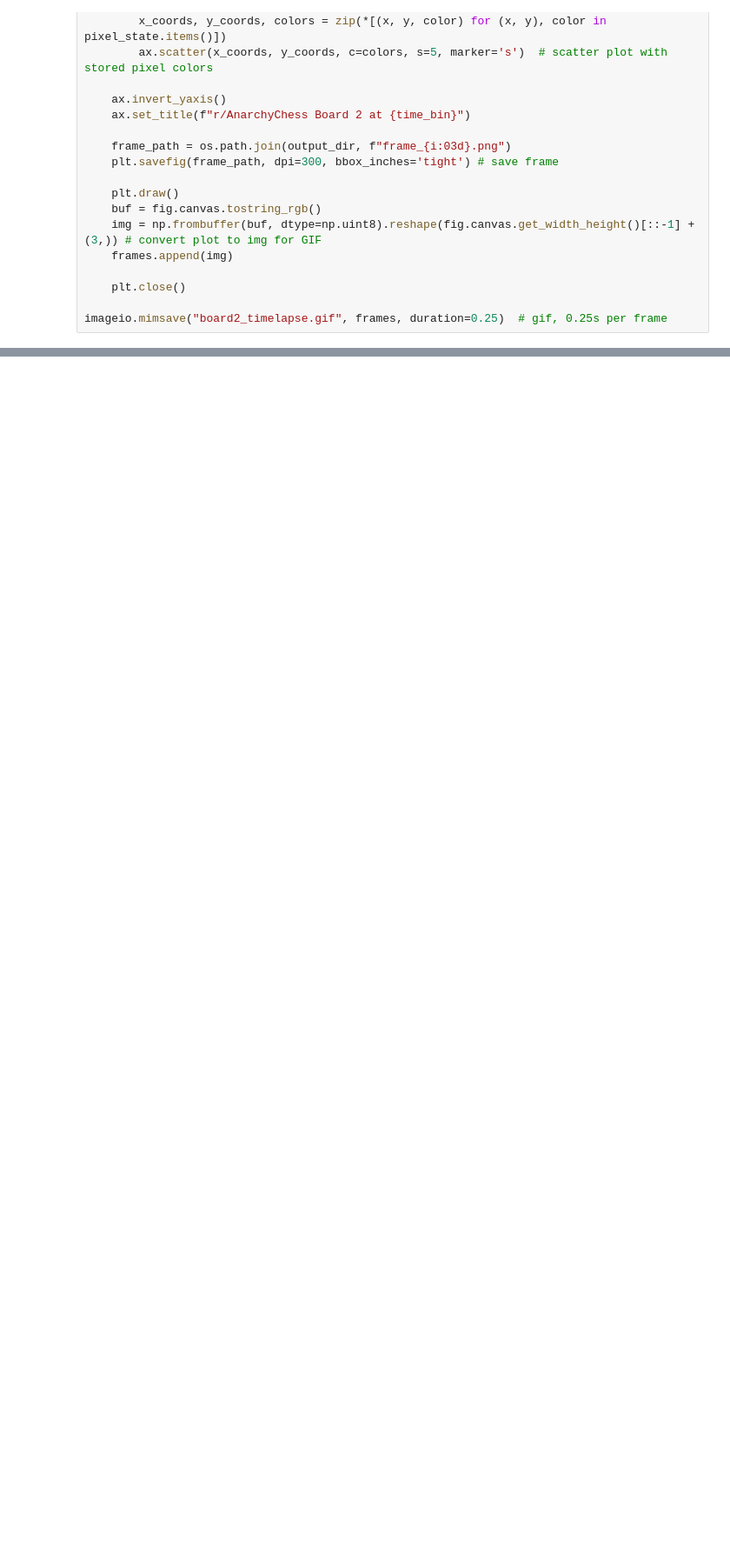
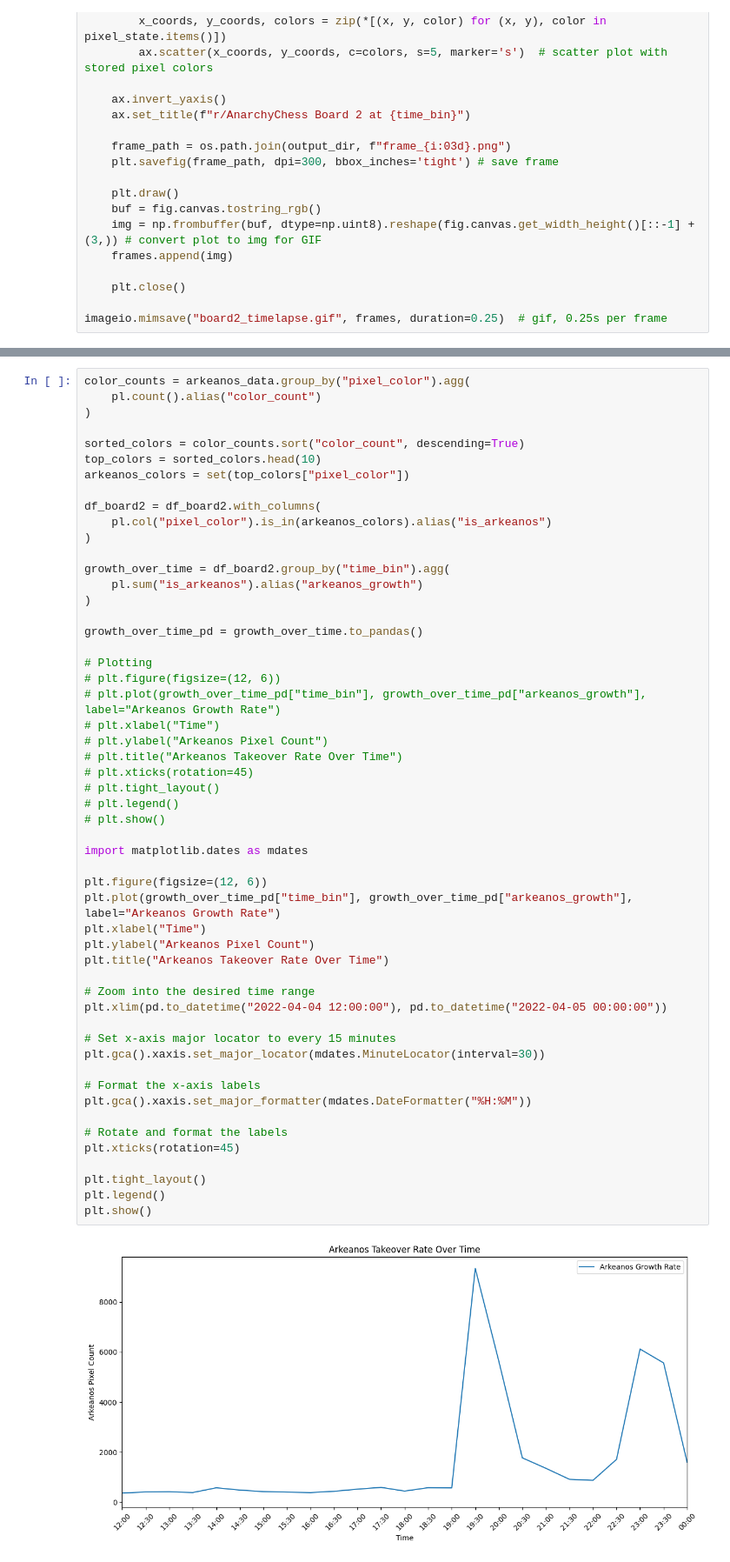
Before and after one commit to bchan42/csc369-analysis, a Jupyter notebook: week5/week_5.ipynb, the cells around one changed output, grey strips where cells are left out. Shown at 87% size. Saved outputs shown, nothing was run; the diff lists cells and outputs as text; blank space fills up the shorter version.

```diff
--- a/week5/week_5.ipynb
+++ b/week5/week_5.ipynb
@@ -226,0 +434,55 @@ imageio.mimsave("board2_timelapse.gif", frames, duration=0.25)  # gif, 0.25s per
+# %%
+color_counts = arkeanos_data.group_by("pixel_color").agg(
+    pl.count().alias("color_count")
+)
+
+sorted_colors = color_counts.sort("color_count", descending=True)
+top_colors = sorted_colors.head(10)
+arkeanos_colors = set(top_colors["pixel_color"])
+
+df_board2 = df_board2.with_columns(
+    pl.col("pixel_color").is_in(arkeanos_colors).alias("is_arkeanos")
+)
+
+growth_over_time = df_board2.group_by("time_bin").agg(
+    pl.sum("is_arkeanos").alias("arkeanos_growth")
+)
+
+growth_over_time_pd = growth_over_time.to_pandas()
+
+# Plotting
+# plt.figure(figsize=(12, 6))
+# plt.plot(growth_over_time_pd["time_bin"], growth_over_time_pd["arkeanos_growth"], label="Arkeanos Growth Rate")
+# plt.xlabel("Time")
+# plt.ylabel("Arkeanos Pixel Count")
+# plt.title("Arkeanos Takeover Rate Over Time")
+# plt.xticks(rotation=45)
+# plt.tight_layout()
+# plt.legend()
+# plt.show()
+
+import matplotlib.dates as mdates
+
+plt.figure(figsize=(12, 6))
+plt.plot(growth_over_time_pd["time_bin"], growth_over_time_pd["arkeanos_growth"], label="Arkeanos Growth Rate")
+plt.xlabel("Time")
+plt.ylabel("Arkeanos Pixel Count")
+plt.title("Arkeanos Takeover Rate Over Time")
+
+# Zoom into the desired time range
+plt.xlim(pd.to_datetime("2022-04-04 12:00:00"), pd.to_datetime("2022-04-05 00:00:00"))
+
+# Set x-axis major locator to every 15 minutes
+plt.gca().xaxis.set_major_locator(mdates.MinuteLocator(interval=30))
+
+# Format the x-axis labels
+plt.gca().xaxis.set_major_formatter(mdates.DateFormatter("%H:%M"))
+
+# Rotate and format the labels
+plt.xticks(rotation=45)
+
+plt.tight_layout()
+plt.legend()
+plt.show()
+# %% [output]
+[figure, added]
```
Also changed, not shown: parts of 25 cells of this notebook, 2 other files.
